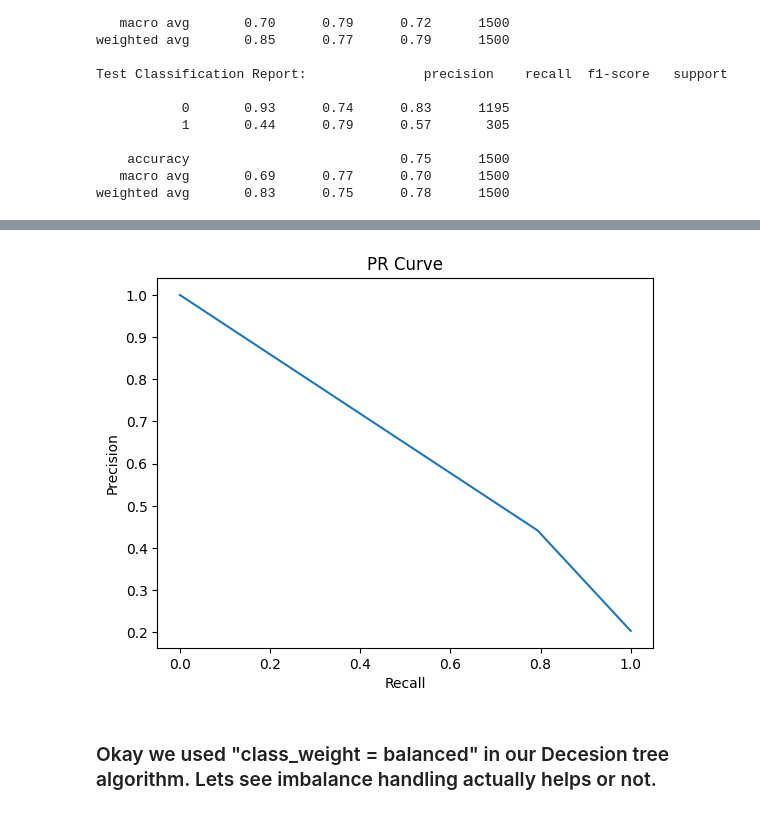
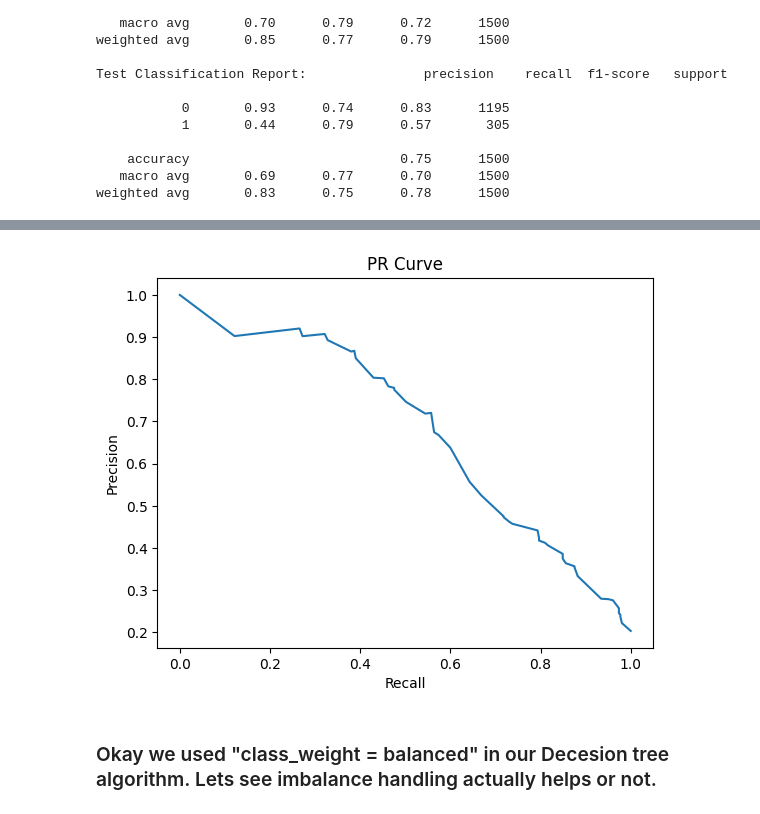
Before and after one commit to NaimPro-tech/Bank_Churn_Prediction_System, a Jupyter notebook: bank_customer_churn.ipynb, the cells around one changed output, grey strips where cells are left out. Saved outputs shown, nothing was run; the diff lists cells and outputs as text; code cells hidden in the pictures.

```diff
--- a/bank_customer_churn.ipynb
+++ b/bank_customer_churn.ipynb
@@ -655,12 +655,12 @@ plt.show()
 # %%
-precision, recall, thresholds = precision_recall_curve(y_test, y_test_tree)
+precision, recall, thresholds = precision_recall_curve(y_test, tree_prob)
 plt.plot(recall, precision)
 plt.xlabel("Recall")
 plt.ylabel("Precision")
 plt.title("PR Curve")
 plt.show()
 # %% [output]
-[figure, old version]
+[figure, new version]
 # %% [markdown]
 ### Okay we used "class_weight = balanced" in our Decesion tree algorithm. Lets see imbalance handling actually helps or not.
 # %%
```
Also changed, not shown: parts of 21 cells of this notebook.
